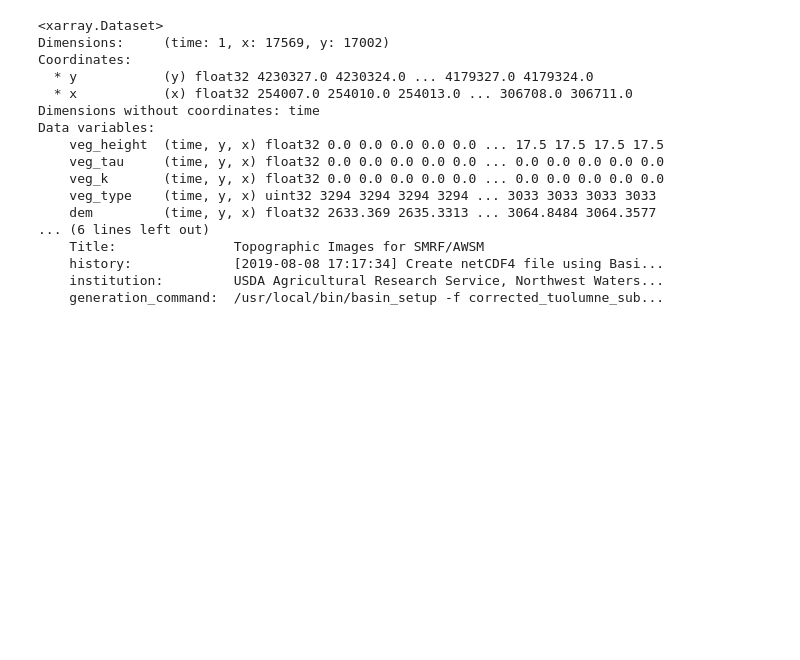
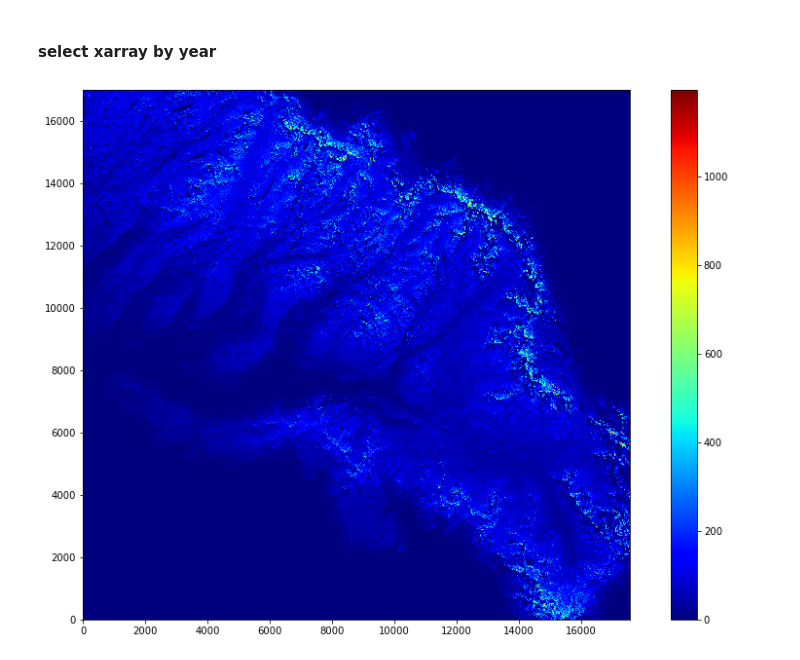
Before and after one commit to geohackweek/ghw2019_deepstac, a Jupyter notebook: notebooks/megan/xarray_builder.ipynb, the cells around one changed output. Saved outputs shown, nothing was run; the diff lists cells and outputs as text; code cells hidden in the pictures; blank space fills up the shorter version.

Commit message:
setting up to do lidar compare and it is working

```diff
--- a/notebooks/megan/xarray_builder.ipynb
+++ b/notebooks/megan/xarray_builder.ipynb
@@ -36,0 +13,12 @@ Attributes:
+# %%
+#path to netCDF files *NOTE, only want int.nc (saved as integers in [cm])
+path = '/srv/shared/deep_stac/data/snowdepth/netcdf/20*/*int.nc'
+
+#filelist, 2015 & 2017
+flist = glob.glob(path, recursive=True)
+
+#parses dates, stored as pandas datetime type in list
+fparse = [d.split('/')[-1] for d in flist] #splits fname on '/' saves last
+fparse = [d.split('_')[0] for d in fparse] #splitting fname on '_' and saves first
+dates = pd.to_datetime(fparse) #pandas datetime variable of all lidar dates
+# dates
@@ -36,0 +35,9 @@ Attributes:
+# %%
+#load xarray (*note, gives an error, it's okay!)
+ds=xr.open_mfdataset(flist , concat_dim='flights', chunks={'x':1000, 'y':1000}) #dataset
+ds.close() #closes large dataset, but you can still use ds
+
+#add 'time' coordinate #note, by default this populates with a dimesion called 'time'
+ds['time'] = (['time'], dates)
+ds = ds.assign_coords(time=ds.time)
+ds #entire dataset!
@@ -36,0 +67,2 @@ Attributes:
+# %% [markdown]
+#### select xarray by year
@@ -37,23 +77,29 @@ Attributes:
+# %%
+# ds15 = ds.sel(time='2015')
+m = ds.sel(time='2015').Band1.mean(dim='flights')
+
+# mean_sd_15 = ds15.Band1.mean(dim='flights')
+fig = plt.figure(figsize=(15, 10))
+plt.imshow(m, origin='lower', cmap='jet')#, vmin=.01, vmax=2.0)
+plt.colorbar()
+plt.show()
+
+
+
+
+# variance in snow depth
+# varsn = ds.Band1.var(dim='time') #compute variance on every pixel in the time dimention
+# varsn = np.where(varsn>.001, varsn, np.nan) # filters everything greater than 1mm (i.e gives alpha bg)
+# fig = plt.figure(figsize=(15, 10))
+# plt.imshow(varsn[::-1,:], cmap='jet', vmin=.05, vmax=1.0) #[::-1,:] - reverses it
+# plt.title('snow depth [50m] variance, 2013-2016')
+# plt.colorbar()
+# plt.savefig('figs/var_13-16', dpi=600)
+# %% [output]
+[figure, added]
 # %%
-topo = '/home/jovyan/shared/deep_stac/data/topo.nc'
-dstopo = xr.open_dataset(topo)
-dstopo.close()
-dstopo.expand_dims('time')
+# topo = '/home/jovyan/shared/deep_stac/data/topo.nc'
+# dstopo = xr.open_dataset(topo)
+# dstopo.close()
+# dstopo.expand_dims('time')
+# dstopo
-# %% [output]
-<xarray.Dataset>
-Dimensions:     (time: 1, x: 17569, y: 17002)
-Coordinates:
-  * y           (y) float32 4230327.0 4230324.0 ... 4179327.0 4179324.0
-  * x           (x) float32 254007.0 254010.0 254013.0 ... 306708.0 306711.0
-Dimensions without coordinates: time
-Data variables:
-    veg_height  (time, y, x) float32 0.0 0.0 0.0 0.0 0.0 ... 17.5 17.5 17.5 17.5
-    veg_tau     (time, y, x) float32 0.0 0.0 0.0 0.0 0.0 ... 0.0 0.0 0.0 0.0 0.0
-    veg_k       (time, y, x) float32 0.0 0.0 0.0 0.0 0.0 ... 0.0 0.0 0.0 0.0 0.0
-    veg_type    (time, y, x) uint32 3294 3294 3294 3294 ... 3033 3033 3033 3033
-    dem         (time, y, x) float32 2633.369 2635.3313 ... 3064.8484 3064.3577
-... (6 lines left out)
-    Title:               Topographic Images for SMRF/AWSM
-    history:             [2019-08-08 17:17:34] Create netCDF4 file using Basi...
-    institution:         USDA Agricultural Research Service, Northwest Waters...
-    generation_command:  /usr/local/bin/basin_setup -f corrected_tuolumne_sub...
```
Also changed, not shown: parts of 7 cells of this notebook.
